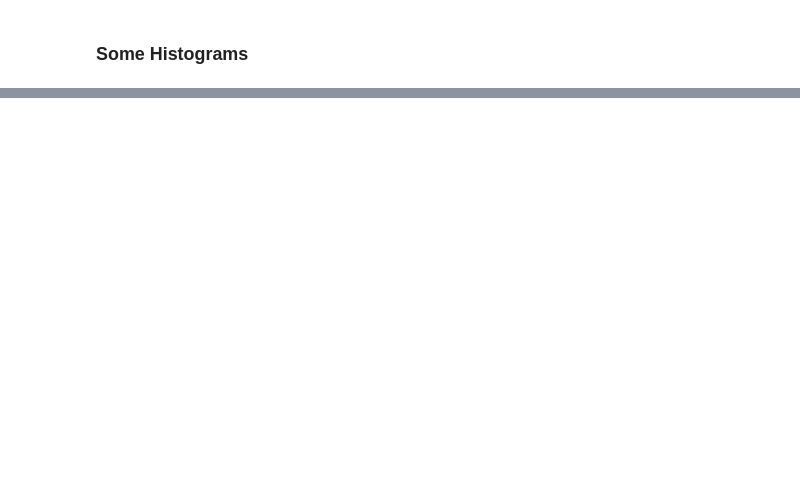
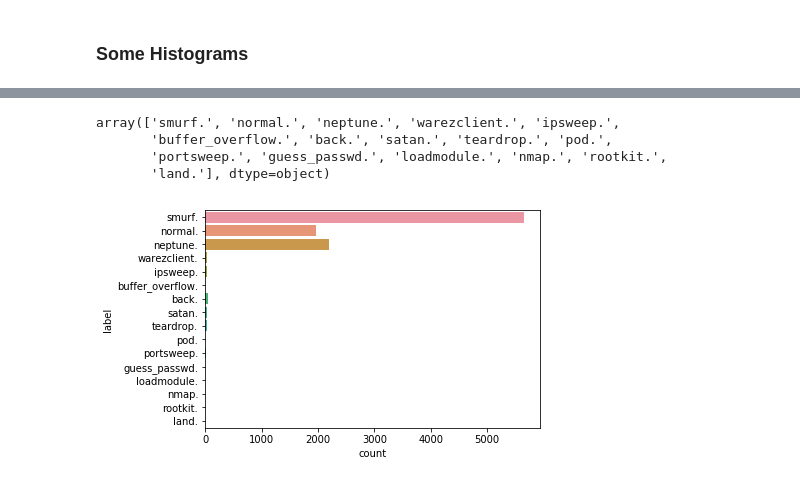
Before and after one commit to MnemoSemiotic/Analyzing-Network-Traffic_kdd99, a Jupyter notebook: Notes_day_1_Dataset_Exploration.ipynb, the cells around one changed output, grey strips where cells are left out. Saved outputs shown, nothing was run; the diff lists cells and outputs as text; code cells hidden in the pictures; blank space fills up the shorter version.

Commit message:
explore data with various plots

```diff
--- a/Notes_day_1_Dataset_Exploration.ipynb
+++ b/Notes_day_1_Dataset_Exploration.ipynb
@@ -153,0 +175,12 @@ tics.corr_heat(df)
+# %%
+# unique values
+df.label.unique()
+# %% [output]
+array(['smurf.', 'normal.', 'neptune.', 'warezclient.', 'ipsweep.',
+       'buffer_overflow.', 'back.', 'satan.', 'teardrop.', 'pod.',
+       'portsweep.', 'guess_passwd.', 'loadmodule.', 'nmap.', 'rootkit.',
+       'land.'], dtype=object)
+# %%
+sns_plt = sns.countplot(y=df["label"])
+# %% [output]
+[figure, added]
```
Also changed, not shown: parts of 18 cells of this notebook, 1 other file.
